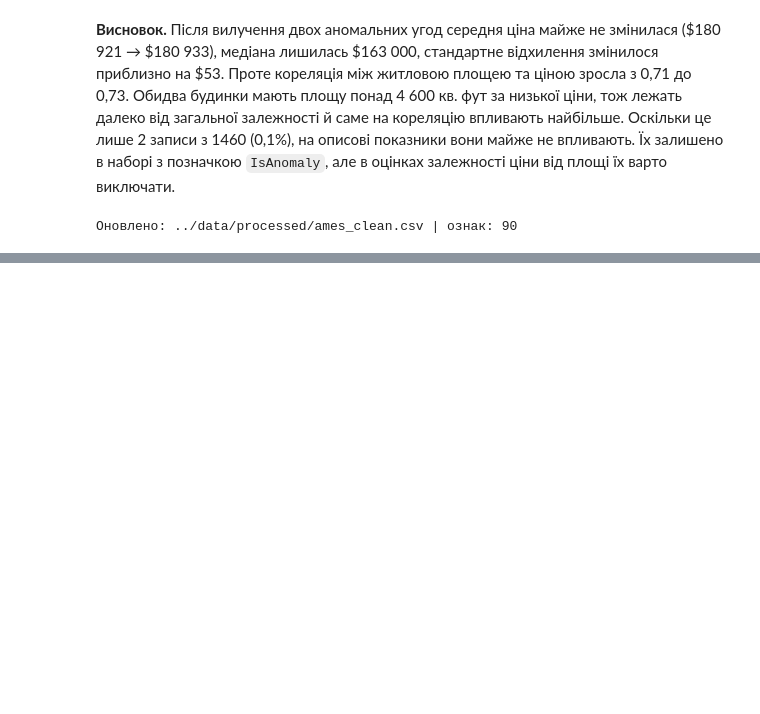
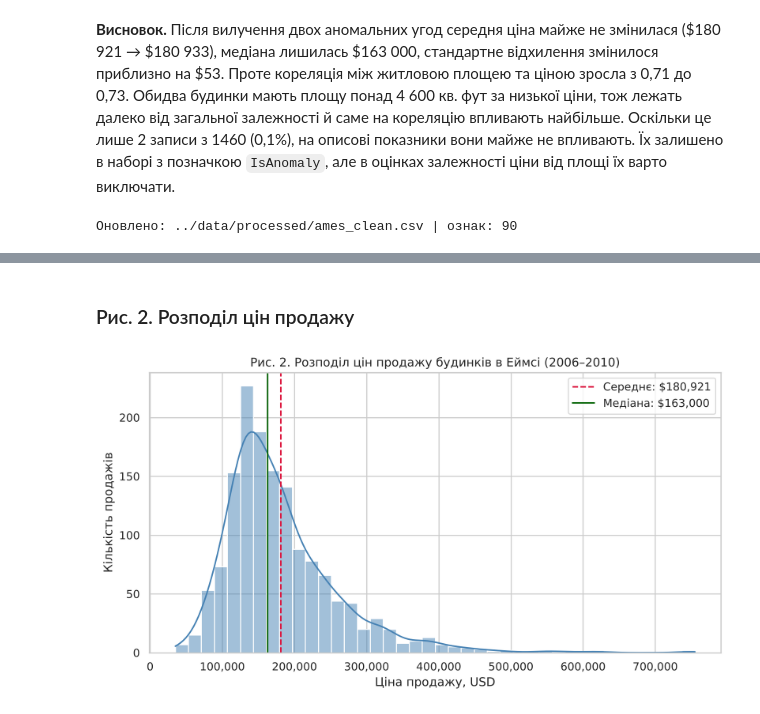
Before and after one commit to Denis8870/ames-housing-analysis, a Jupyter notebook: notebooks/analysis.ipynb, the cells around one changed output, grey strips where cells are left out. Cells and saved outputs as stored; diff of their text form; code cells hidden in the pictures; blank space fills up the shorter version.

```diff
--- a/notebooks/analysis.ipynb
+++ b/notebooks/analysis.ipynb
@@ -513,0 +523,12 @@ print("Оновлено:", PROCESSED_PATH, "| ознак:", df.shape[1])
+# %%
+REF_DIR = Path("../data/raw/reference")
+neighborhoods = pd.read_csv(REF_DIR / "neighborhoods.csv")
+dwelling_types = pd.read_csv(REF_DIR / "dwelling_types.csv")
+
+sales_cols = ["Id", "MoSold", "YrSold", "SaleDate", "SaleType", "SaleCondition",
+              "SalePrice", "PricePerSqFt", "IsAnomaly"]
+sales = df[sales_cols].copy()
+houses = df.drop(columns=[c for c in sales_cols if c != "Id"]).copy()
+
+print("houses:", houses.shape, "| sales:", sales.shape)
+print("neighborhoods:", neighborhoods.shape, "| dwelling_types:", dwelling_types.shape)
@@ -513,0 +538,16 @@ print("Оновлено:", PROCESSED_PATH, "| ознак:", df.shape[1])
+# %%
+# Об'єднання 1: будинки + продажі за ключем Id (один до одного)
+merged = houses.merge(sales, on="Id", how="inner", validate="one_to_one")
+
+# Об'єднання 2: + назви районів (багато до одного), left — щоб не втратити жодного продажу
+merged = merged.merge(neighborhoods, on="Neighborhood", how="left", validate="many_to_one")
+
+# Об'єднання 3: + групи типів житла (MSSubClass у df — категорія, у довіднику — число)
+merged["MSSubClass"] = merged["MSSubClass"].astype(int)
+merged = merged.merge(dwelling_types, on="MSSubClass", how="left", validate="many_to_one")
+
+# Перевірки коректності: ні втрат, ні дублювання рядків, немає невідомих значень
+print("Рядків: до =", len(df), "| після =", len(merged))
+print("Невідомих районів:", merged["NeighborhoodName"].isna().sum())
+print("Невідомих типів житла:", merged["DwellingGroup"].isna().sum())
+print("Сума цін збігається:", merged["SalePrice"].sum() == df["SalePrice"].sum())
@@ -513,0 +699,17 @@ print("Оновлено:", PROCESSED_PATH, "| ознак:", df.shape[1])
+# %% [markdown]
+### Рис. 2. Розподіл цін продажу
+# %%
+fig, ax = plt.subplots(figsize=(9, 5))
+sns.histplot(merged["SalePrice"], bins=40, kde=True, color="steelblue", ax=ax)
+ax.axvline(merged["SalePrice"].mean(), color="crimson", linestyle="--", label=f"Середнє: \\${merged['SalePrice'].mean():,.0f}")
+ax.axvline(merged["SalePrice"].median(), color="darkgreen", linestyle="-", label=f"Медіана: \\${merged['SalePrice'].median():,.0f}")
+ax.set_title("Рис. 2. Розподіл цін продажу будинків в Еймсі (2006–2010)")
+ax.set_xlabel("Ціна продажу, USD")
+ax.set_ylabel("Кількість продажів")
+ax.xaxis.set_major_formatter(lambda x, _: f"{x:,.0f}")
+ax.legend()
+fig.tight_layout()
+fig.savefig(FIG_DIR / "02_price_distribution.png", dpi=150)
+plt.show()
+# %% [output]
+[figure, added]
```
Also changed, not shown: parts of 42 cells of this notebook, 15 other files.
